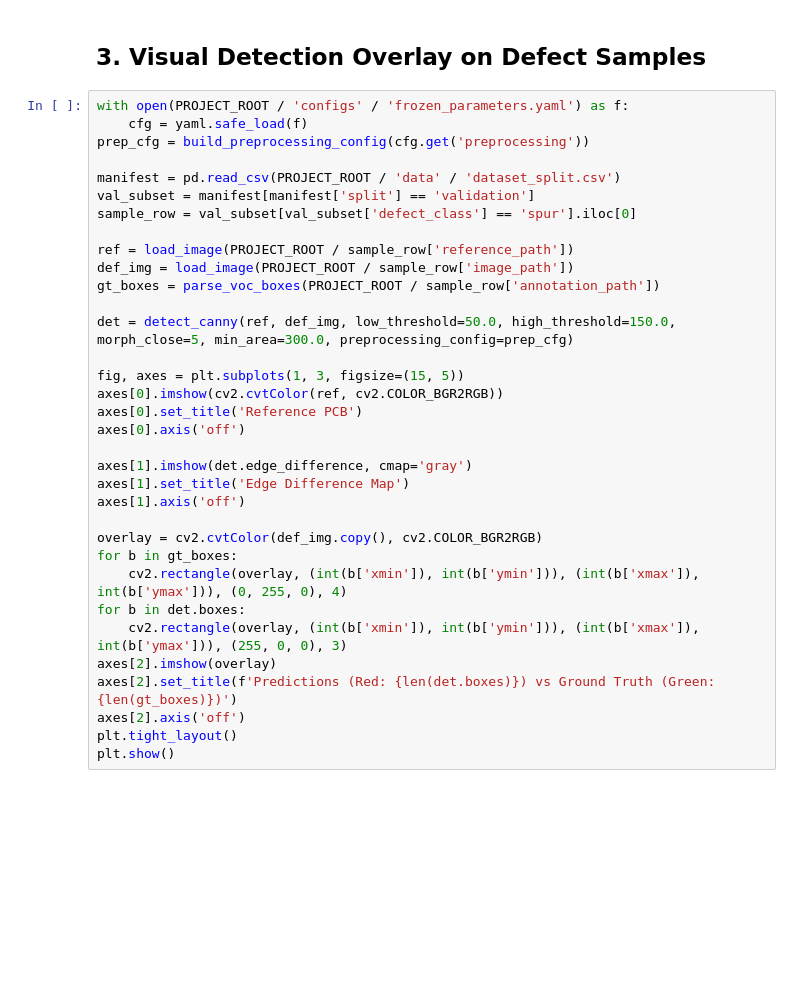
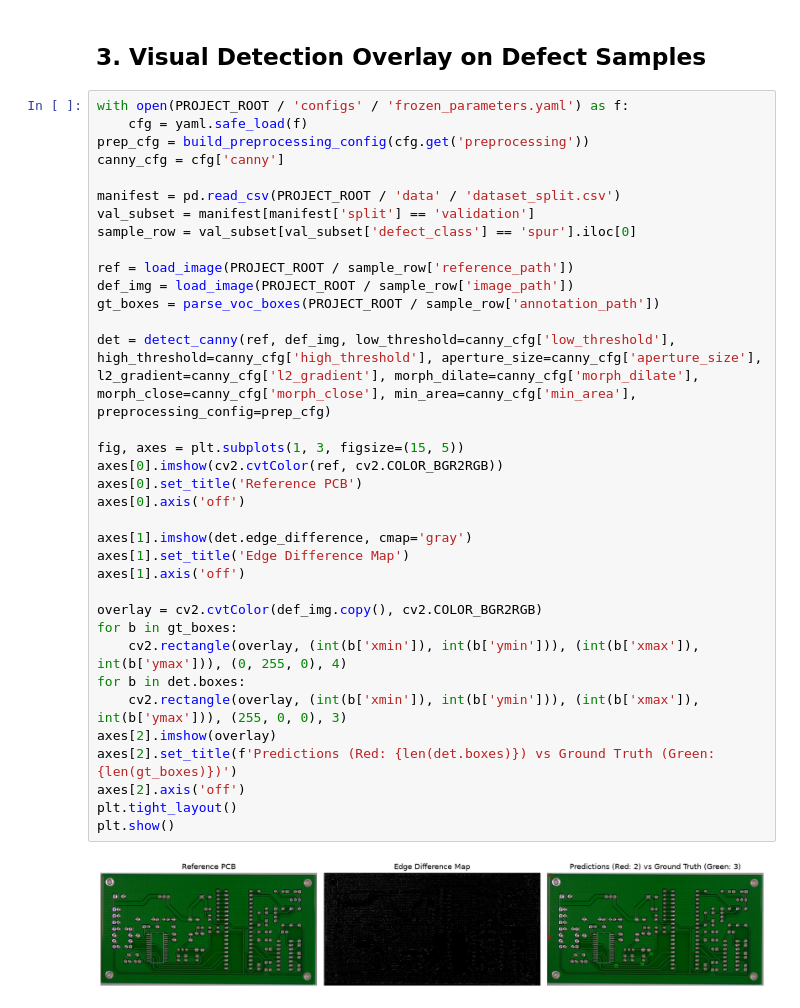
Before and after one commit to Jieer524/pcb-defects-inspection, a Jupyter notebook: notebooks/validation/03_canny_validation.ipynb, the cells around one changed output. Cells and saved outputs as stored; diff of their text form; blank space fills up the shorter version.

```diff
--- a/notebooks/validation/03_canny_validation.ipynb
+++ b/notebooks/validation/03_canny_validation.ipynb
@@ -59,33 +70,36 @@ plt.show()
 with open(PROJECT_ROOT / 'configs' / 'frozen_parameters.yaml') as f:
     cfg = yaml.safe_load(f)
 prep_cfg = build_preprocessing_config(cfg.get('preprocessing'))
+canny_cfg = cfg['canny']
 
 manifest = pd.read_csv(PROJECT_ROOT / 'data' / 'dataset_split.csv')
 val_subset = manifest[manifest['split'] == 'validation']
 sample_row = val_subset[val_subset['defect_class'] == 'spur'].iloc[0]
 
 ref = load_image(PROJECT_ROOT / sample_row['reference_path'])
 def_img = load_image(PROJECT_ROOT / sample_row['image_path'])
 gt_boxes = parse_voc_boxes(PROJECT_ROOT / sample_row['annotation_path'])
 
-det = detect_canny(ref, def_img, low_threshold=50.0, high_threshold=150.0, morph_close=5, min_area=300.0, preprocessing_config=prep_cfg)
+det = detect_canny(ref, def_img, low_threshold=canny_cfg['low_threshold'], high_threshold=canny_cfg['high_threshold'], aperture_size=canny_cfg['aperture_size'], l2_gradient=canny_cfg['l2_gradient'], morph_dilate=canny_cfg['morph_dilate'], morph_close=canny_cfg['morph_close'], min_area=canny_cfg['min_area'], preprocessing_config=prep_cfg)
 
 fig, axes = plt.subplots(1, 3, figsize=(15, 5))
 axes[0].imshow(cv2.cvtColor(ref, cv2.COLOR_BGR2RGB))
 axes[0].set_title('Reference PCB')
 axes[0].axis('off')
 
 axes[1].imshow(det.edge_difference, cmap='gray')
 axes[1].set_title('Edge Difference Map')
 axes[1].axis('off')
 
 overlay = cv2.cvtColor(def_img.copy(), cv2.COLOR_BGR2RGB)
 for b in gt_boxes:
     cv2.rectangle(overlay, (int(b['xmin']), int(b['ymin'])), (int(b['xmax']), int(b['ymax'])), (0, 255, 0), 4)
 for b in det.boxes:
     cv2.rectangle(overlay, (int(b['xmin']), int(b['ymin'])), (int(b['xmax']), int(b['ymax'])), (255, 0, 0), 3)
 axes[2].imshow(overlay)
 axes[2].set_title(f'Predictions (Red: {len(det.boxes)}) vs Ground Truth (Green: {len(gt_boxes)})')
 axes[2].axis('off')
 plt.tight_layout()
 plt.show()
+# %% [output]
+[figure, added]
```
Also changed, not shown: parts of 4 cells of this notebook, 21 other files.
